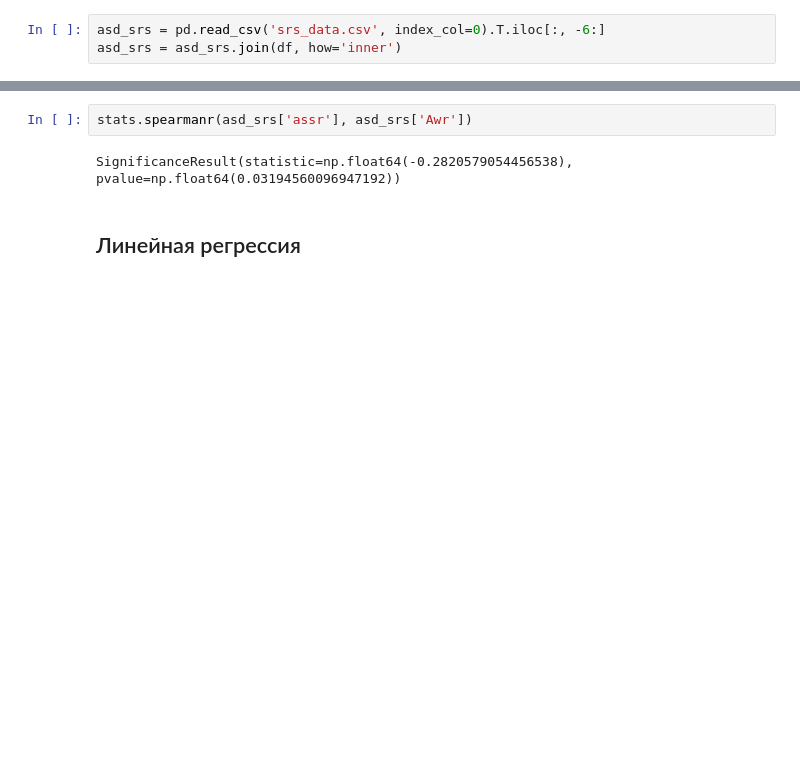
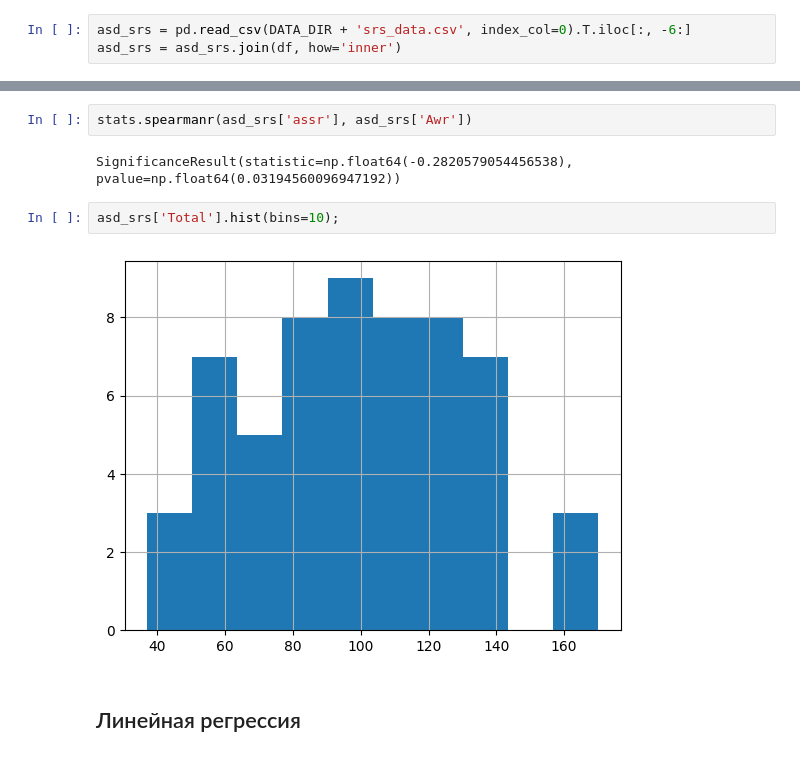
Before and after one commit to r1sephoenix/ihna_project, a Jupyter notebook: notebooks/assr.ipynb, the cells around one changed output, grey strips where cells are left out. Drawn from its saved outputs; the diff is of its cells as text; blank space fills up the shorter version.

```diff
--- a/notebooks/assr.ipynb
+++ b/notebooks/assr.ipynb
@@ -223,6 +244,6 @@ td_srs = pd.read_csv('td_srs_data.csv', index_col=0).T.iloc[:, -6:]
 td_srs = td_srs.join(df, how='inner')
 # %%
-asd_srs = pd.read_csv('srs_data.csv', index_col=0).T.iloc[:, -6:]
+asd_srs = pd.read_csv(DATA_DIR + 'srs_data.csv', index_col=0).T.iloc[:, -6:]
 asd_srs = asd_srs.join(df, how='inner')
 # %%
 td_srs.plot(kind='scatter', x='Com', y='assr')
@@ -262,6 +281,10 @@ SignificanceResult(statistic=np.float64(0.07200209556792025), pvalue=np.float64(
 stats.spearmanr(asd_srs['assr'], asd_srs['Awr'])
 # %% [output]
 SignificanceResult(statistic=np.float64(-0.2820579054456538), pvalue=np.float64(0.03194560096947192))
+# %%
+asd_srs['Total'].hist(bins=10);
+# %% [output]
+[figure, added]
 # %% [markdown]
 ## Линейная регрессия
 # %%
```
Also changed, not shown: parts of 35 cells of this notebook.
